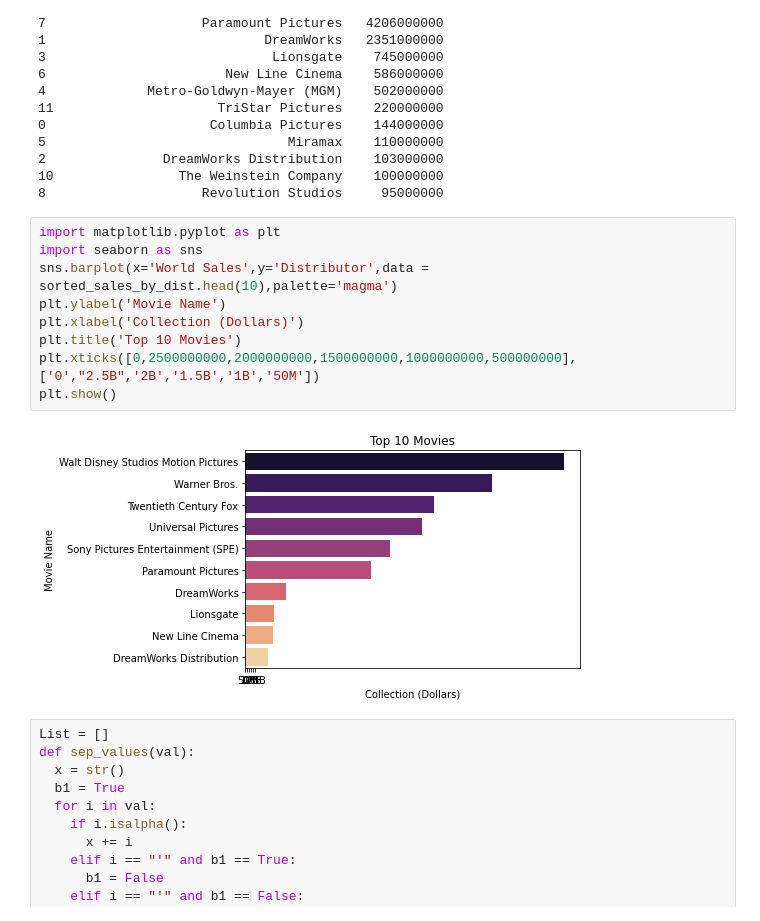
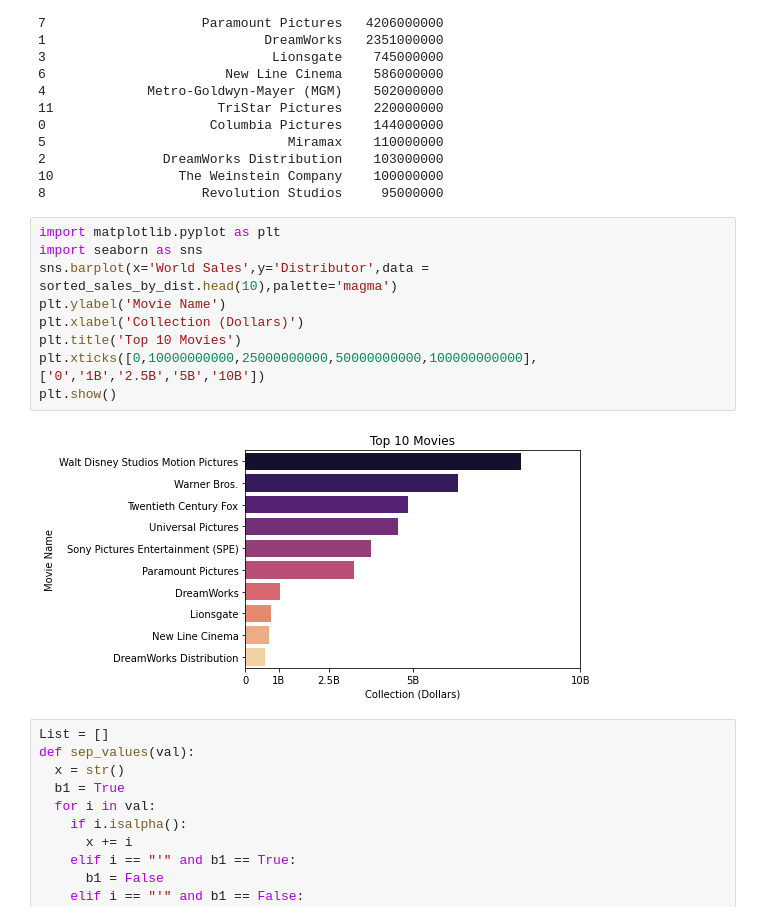
Before and after one commit to NotRockysWife/UCDPA_AdrianConnolly, a Jupyter notebook: Project2.ipynb, the cells around one changed output. Cells and saved outputs as stored; diff of their text form.

```diff
--- a/Project2.ipynb
+++ b/Project2.ipynb
@@ -213,14 +213,14 @@ print(sorted_budget_by_dist)
 # %%
 import matplotlib.pyplot as plt
 import seaborn as sns
 sns.barplot(x='World Sales',y='Distributor',data = sorted_sales_by_dist.head(10),palette='magma')
 plt.ylabel('Movie Name')
 plt.xlabel('Collection (Dollars)')
 plt.title('Top 10 Movies')
-plt.xticks([0,2500000000,2000000000,1500000000,1000000000,500000000], ['0',"2.5B",'2B','1.5B','1B','50M'])
+plt.xticks([0,10000000000,25000000000,50000000000,100000000000], ['0','1B','2.5B','5B','10B'])
 plt.show()
 # %% [output]
-[figure, old version]
+[figure, new version]
 # %%
 List = []
 def sep_values(val):
```
Also changed, not shown: parts of 9 cells of this notebook, 1 other file.
